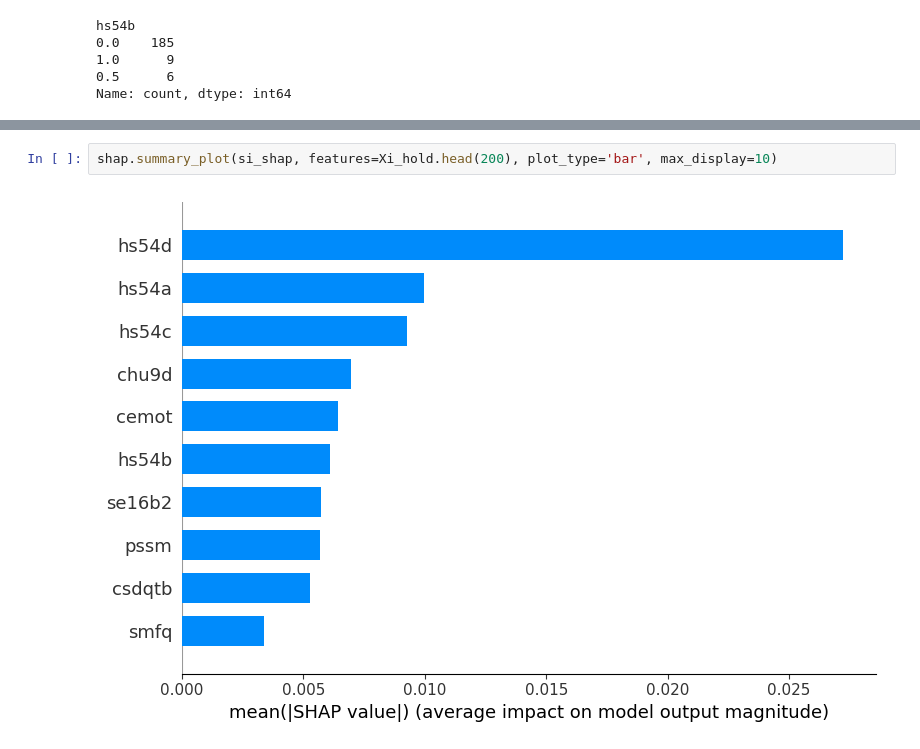
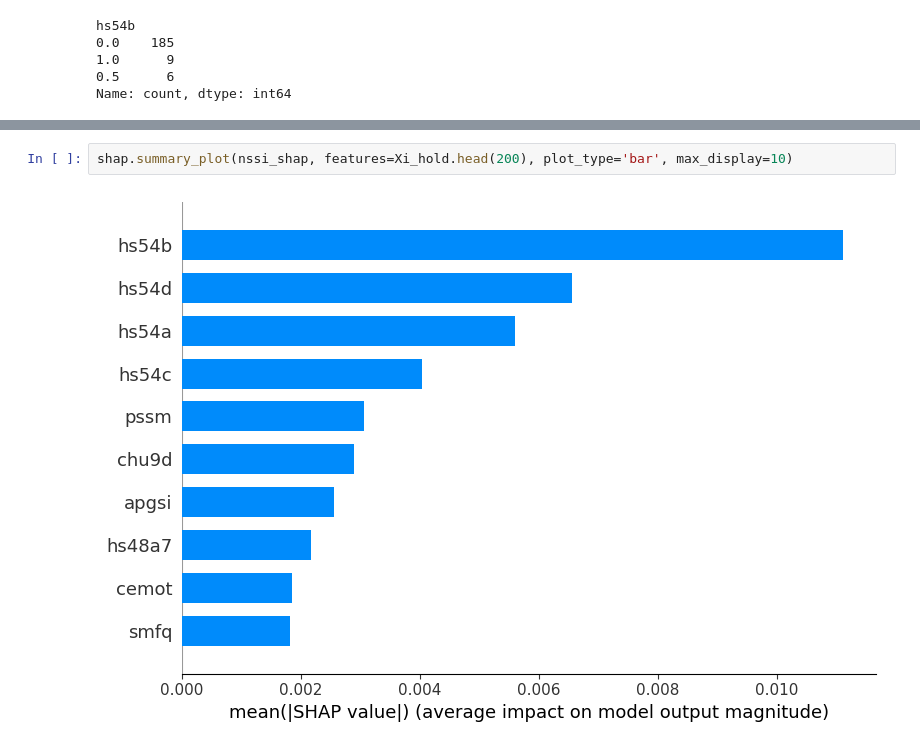
Before and after one commit to kk262626/predicting_suicidality, a Jupyter notebook: Shapley_Chained_Classifier.ipynb, the cells around one changed output, grey strips where cells are left out. Drawn from its saved outputs; the diff is of its cells as text.

```diff
--- a/Shapley_Chained_Classifier.ipynb
+++ b/Shapley_Chained_Classifier.ipynb
@@ -176,5 +141,5 @@ Attempts Beeswarm Plot
 # %%
-shap.summary_plot(si_shap, features=Xi_hold.head(200), plot_type='bar', max_display=10)
+shap.summary_plot(nssi_shap, features=Xi_hold.head(200), plot_type='bar', max_display=10)
 # %% [output]
-[figure, old version]
+[figure, new version]
 # %%
```
Also changed, not shown: parts of 8 cells of this notebook.
